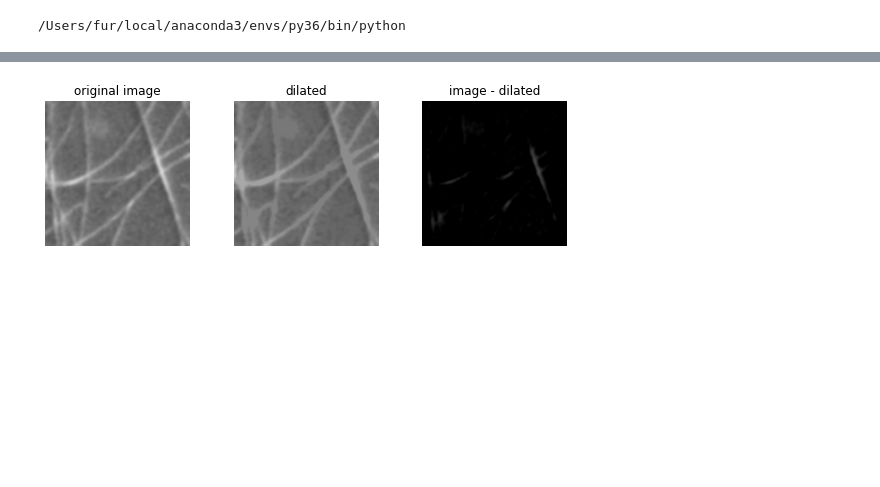
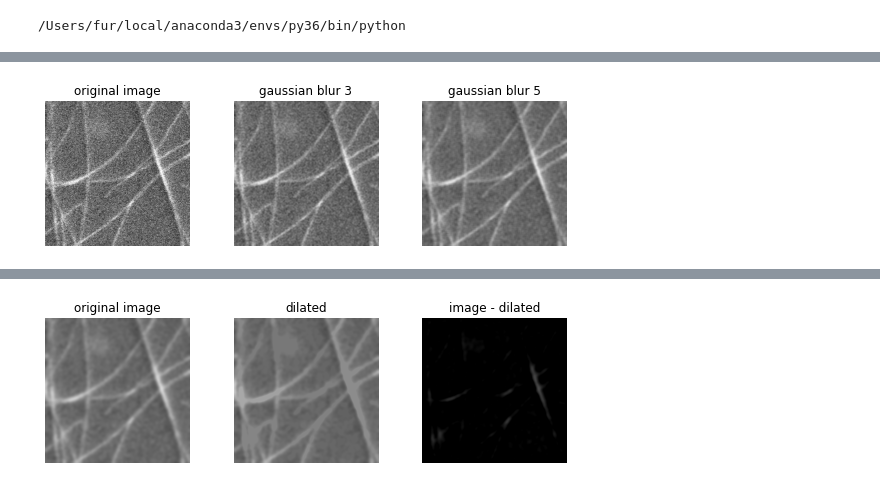
Before and after one commit to hiroshifuruta/hedgehog, a Jupyter notebook: hog.ipynb, the cells around one changed output, grey strips where cells are left out. Drawn from its saved outputs; the diff is of its cells as text; code cells hidden in the pictures; blank space fills up the shorter version.

```diff
--- a/hog.ipynb
+++ b/hog.ipynb
@@ -14,0 +31,23 @@ image_gb = cv2.GaussianBlur(image_raw,(5,5), cv2.BORDER_DEFAULT)
+# %%
+fig, (ax0, ax1, ax2) = plt.subplots(nrows=1,
+                                    ncols=3,
+                                    figsize=(8, 2.5),
+                                    sharex=True,
+                                    sharey=True)
+ax0.imshow(image_raw, cmap='gray')
+ax0.set_title('original image')
+ax0.axis('off')
+
+ax1.imshow(image_gb3, vmin=image.min(), vmax=image.max(), cmap='gray')
+ax1.set_title('gaussian blur 3')
+ax1.axis('off')
+
+ax2.imshow(image_gb5, vmin=image.min(), vmax=image.max(), cmap='gray')
+ax2.set_title('gaussian blur 5')
+ax2.axis('off')
+
+
+fig.tight_layout()
+fig.savefig('image-gaussian_blur.png')
+# %% [output]
+[figure, added]
```
Also changed, not shown: parts of 16 cells of this notebook, 3 other files.
